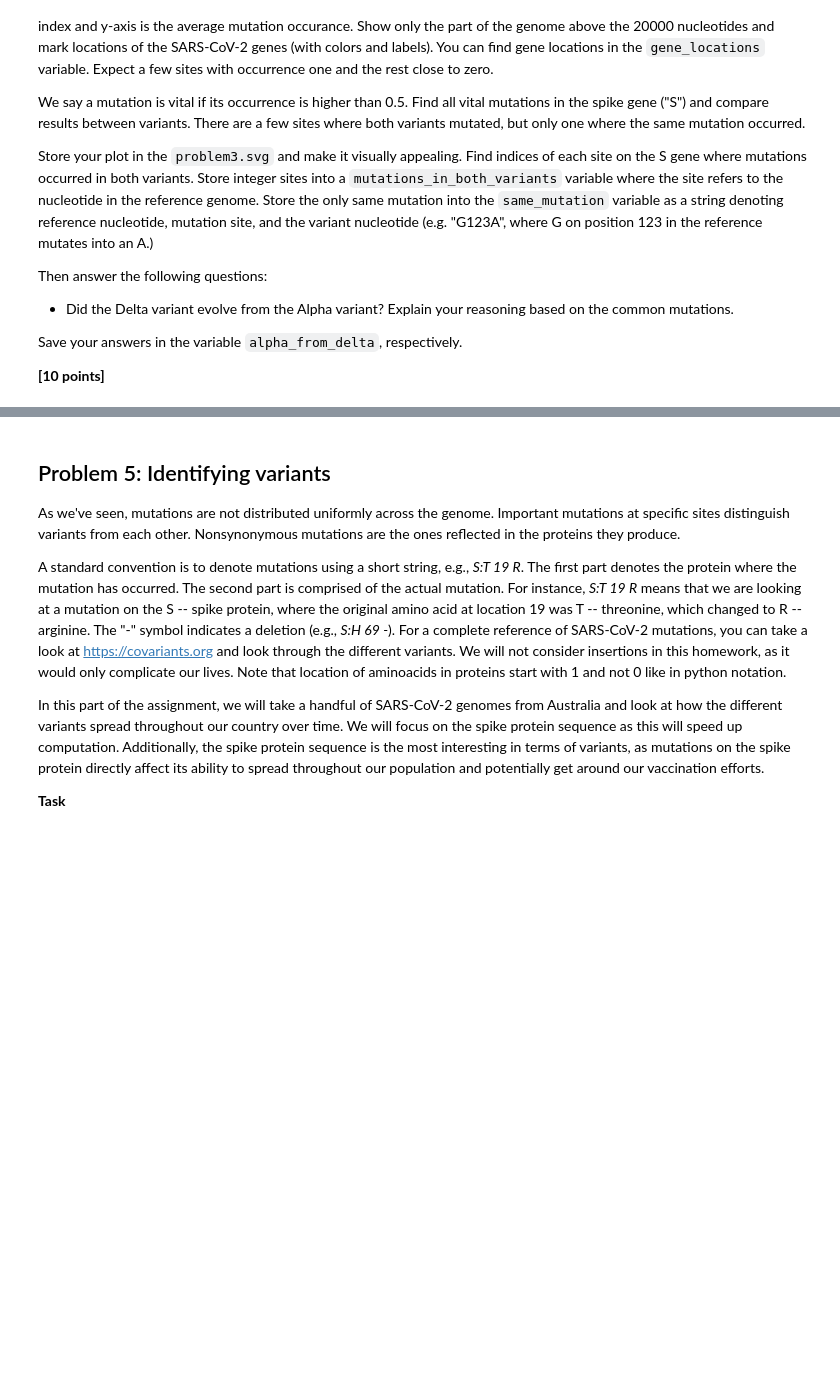
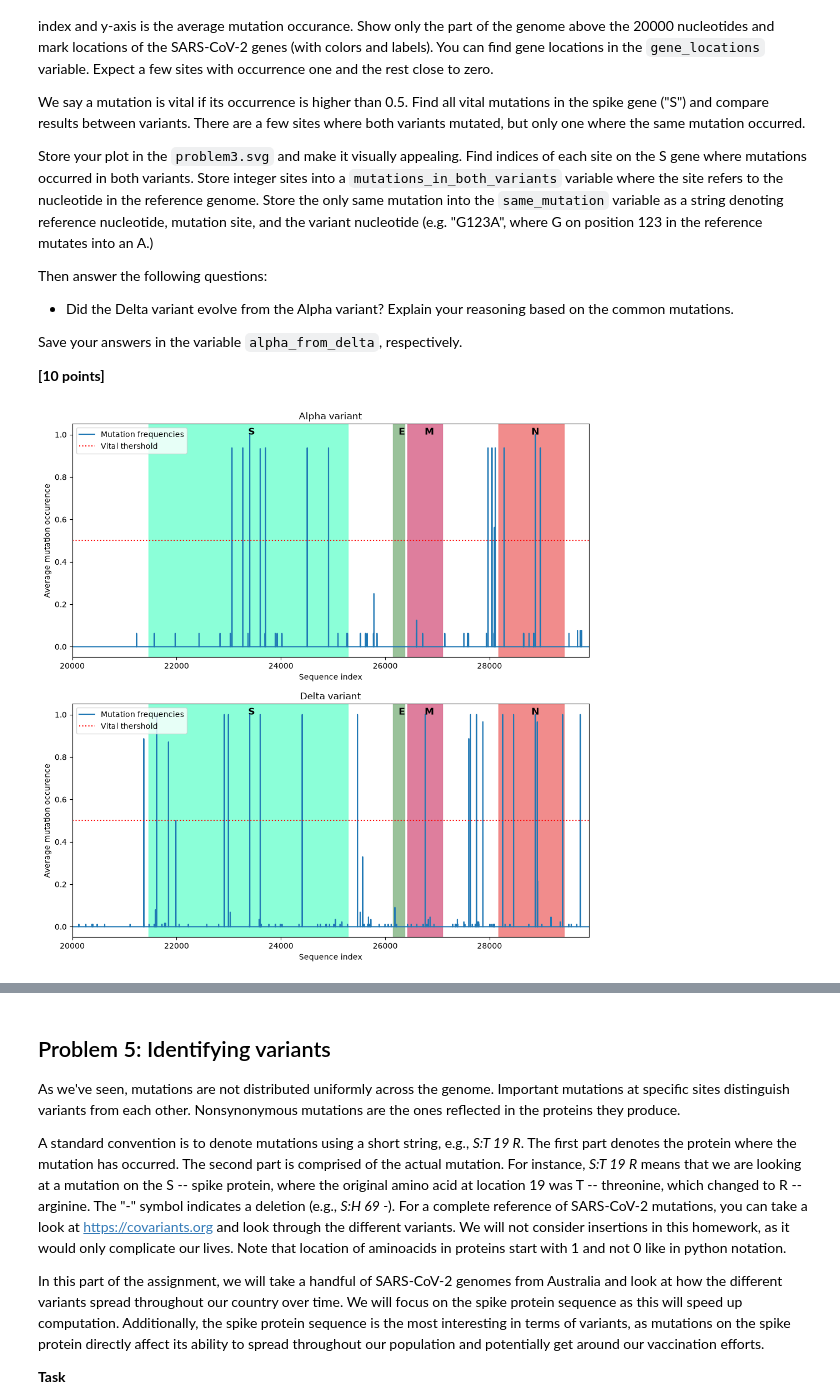
Before and after one commit to an308/assign_viral_evo, a Jupyter notebook: viral_evo_workbook.ipynb, the cells around one changed output, grey strips where cells are left out. Drawn from its saved outputs; the diff is of its cells as text; code cells hidden in the pictures; blank space fills up the shorter version.

```diff
--- a/viral_evo_workbook.ipynb
+++ b/viral_evo_workbook.ipynb
@@ -381,3 +381,93 @@ delta_variants =  ["EPI_ISL_1904460", "EPI_ISL_1904466", "EPI_ISL_1904469", "EPI
                    "EPI_ISL_7748623", "EPI_ISL_7748687", "EPI_ISL_7621974", "EPI_ISL_8901160", "EPI_ISL_10116719",
                    "EPI_ISL_8901318", "EPI_ISL_8901337", "EPI_ISL_10116652", "EPI_ISL_8900986", "EPI_ISL_8901124",
                    "EPI_ISL_8901168", "EPI_ISL_8901097", "EPI_ISL_10116931"]
+# %%
+alpha_seqs = [seq for a, seq in seqs.items() if a in alpha_variants]
+delta_seqs = [seq for d, seq in seqs.items() if d in delta_variants]
+
+alpha_seqs = []
+delta_seqs = []
+
+for record in SeqIO.parse("data/p1-sars-cov-2-variants.fasta", "fasta"):
+    accession = record.description.split("|")[0]
+    seqs[accession] = str(record.seq)
+
+for accession, seq in seqs.items():
+    if accession in alpha_variants:
+        alpha_seqs.append(seq)
+    if accession in delta_variants:
+        delta_seqs.append(seq)
+
+ref_seq = seqs["NC_045512.2"]
+
+def mutation_freq(ref, variant_seqs):
+    valid = set("ACGT")
+    mismatches = np.zeros(len(ref), dtype=int)
+    comparable = np.zeros(len(ref), dtype=int)
+
+    for seq in variant_seqs:
+        for i, (a, b) in enumerate(zip(ref, seq)):
+            if a in valid and b in valid:
+                comparable[i] += 1
+
+                if a != b:
+                    mismatches[i] += 1
+
+    freqs = np.zeros(len(ref))
+
+    return np.divide(mismatches, comparable, out=freqs, where=comparable>0)
+
+alpha_freq = mutation_freq(ref_seq, alpha_seqs)
+delta_freq = mutation_freq(ref_seq, delta_seqs)
+
+
+fig, axes = plt.subplots(2, 1, figsize=(12, 12))
+variants = [("Alpha", alpha_freq), ("Delta", delta_freq)]
+colours = ["aquamarine", "darkseagreen", "palevioletred", "lightcoral"]
+
+for ax, (name, freqs) in zip(axes, variants):
+    positions = np.arange(len(freqs))
+
+    ax.plot(positions, freqs, label="Mutation frequencies")
+    ax.set_title(f"{name} variant")
+    ax.set_ylabel("Average mutation occurence")
+    ax.set_xlabel("Sequence index")
+    ax.set_xlim(20000, len(freqs))
+    ax.axhline(y=0.5, color="red", label="Vital thershold", linestyle=":")
+    ax.legend()
+
+    for (gene, (start, end)), colour in zip(gene_locations.items(), colours):
+        ax.axvspan(start, end, alpha=0.9, color=colour)
+        ax.text((start + end) / 2, 1, gene, fontsize=12, weight="bold")
+
+plt.savefig("problem3.svg")
+plt.show()
+
+# find mutations in both variants
+s_start, s_end = gene_locations["S"]
+mutations_in_both_variants = []
+
+for i in range(s_start, s_end):
+    if alpha_freq[i] > 0.5 and delta_freq[i] > 0.5:
+        mutations_in_both_variants.append(i)
+
+print(mutations_in_both_variants)
+
+# find same mutation
+valid = set("ACGT")
+
+for i in mutations_in_both_variants:
+    ref_base = ref_seq[i]
+
+    alpha_bases = [seq[i] for seq in alpha_seqs if seq[i] in valid]
+    delta_bases = [seq[i] for seq in delta_seqs if seq[i] in valid]
+
+    alpha_mutations = set(b for b in alpha_bases if b != ref_base)
+    delta_mutations = set(b for b in delta_bases if b != ref_base)
+
+    common_mutations = alpha_mutations & delta_mutations
+
+    if common_mutations:
+        print(f"{ref_base}{i}{sorted(common_mutations)[0]}")
+# %% [output]
+[figure, added]
```
Also changed, not shown: parts of 5 cells of this notebook, 1 other file.
